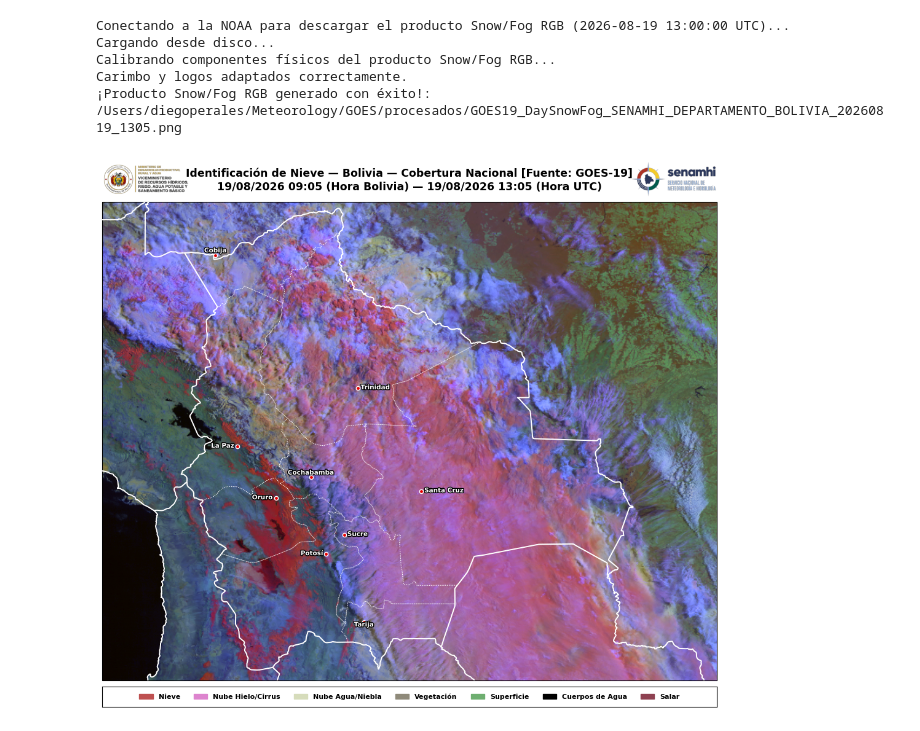
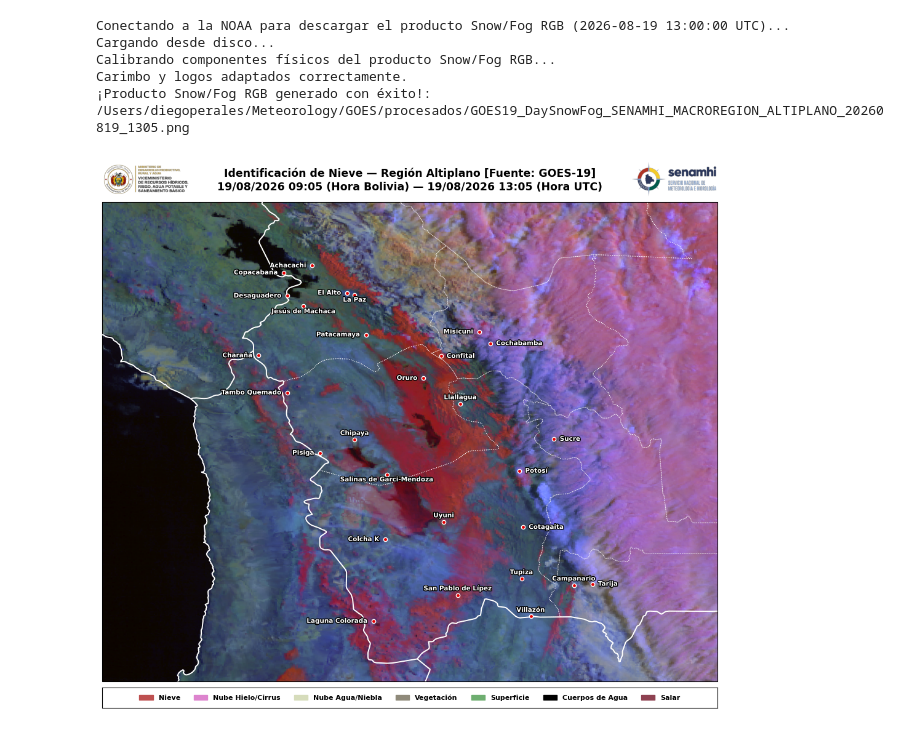
Before and after one commit to diegomapper/goes_env, a Jupyter notebook: Scripts/04_goes19_snowcloud.ipynb, the cells around one changed output. Saved outputs shown, nothing was run; the diff lists cells and outputs as text; code cells hidden in the pictures.

Commit message:
Actualizar las localidades a mostrar en la regieon altiplano.

```diff
--- a/Scripts/04_goes19_snowcloud.ipynb
+++ b/Scripts/04_goes19_snowcloud.ipynb
@@ -69,12 +69,12 @@ def obtener_extent_geografico(shp_path, identificador, target_aspect=1.052, buff
 FECHA_BUSCADA = datetime(2026, 8, 19, 13, 00)
 
 # Seleccionar el modo de trabajo: "DEPARTAMENTO" o "MACROREGION"
-MODO_REGION = "DEPARTAMENTO"
+MODO_REGION = "MACROREGION"
 
 # Si MODO_REGION = "MACROREGION", puedes usar IDs (1-7), nombres ("Altiplano", "Valles") o listas ([7, 2])
 # Ejemplos: 7, "Altiplano", [7, 1], ["Altiplano", "Yungas - Chapare"]
 # Si MODO_REGION = "DEPARTAMENTO", usa la lógica departamental conocida (ej. "Potosi", 5, "BOLIVIA")
-REGION_OBJETIVO = "BOLIVIA"
+REGION_OBJETIVO = "ALTIPLANO"
 
 BASE_DIR = "/Users/diegoperales/Meteorology/GOES"
 RAW_DATA = os.path.join(BASE_DIR, "raw_data")
@@ -131,6 +131,7 @@ LOCALIDADES_REGIONALES = {
         "localidades": {
             "El Alto": {"lat": -16.50, "lon": -68.16, "pos": "left"},
             "La Paz": {"lat": -16.84, "lon": -67.80, "pos": "right"},
+            "Viacha": {"lat": -16.65, "lon": -68.30, "pos": "bottom"},
             "Copacabana": {"lat": -16.16, "lon": -69.08, "pos": "top"},
             "Achacachi": {"lat": -16.04, "lon": -68.68, "pos": "right"},
             "Desaguadero": {"lat": -16.56, "lon": -69.03, "pos": "left"},
@@ -141,7 +142,7 @@ LOCALIDADES_REGIONALES = {
         }
     },
     "ORURO": {
-        "subtitulo": "Región Oruro",
+        "subtitulo": "Oruro",
         "localidades": {
             "Oruro": {"lat": -17.98, "lon": -67.11, "pos": "right"},
             "Huanuni": {"lat": -18.28, "lon": -66.83, "pos": "left"},
@@ -153,11 +154,12 @@ LOCALIDADES_REGIONALES = {
         }
     },
     "POTOSI": {
-        "subtitulo": "Región Potosí",
+        "subtitulo": "Potosí",
         "localidades": {
             "Potosí": {"lat": -19.58, "lon": -65.75, "pos": "right"},
             "Uyuni": {"lat": -20.46, "lon": -66.82, "pos": "top"},
             "Cotagaita": {"lat": -20.55, "lon": -65.70, "pos": "right"},
+            "Llallagua": {"lat": -18.4231, "lon": -66.5839, "pos": "top"},
             "Tupiza": {"lat": -21.44, "lon": -65.72, "pos": "bottom"},
             "Villazón": {"lat": -22.09, "lon": -65.59, "pos": "top"},
             "San Pablo de Lípez": {"lat": -21.72, "lon": -66.62, "pos": "top"},
@@ -166,7 +168,7 @@ LOCALIDADES_REGIONALES = {
         }
     },
     "COCHABAMBA": {
-        "subtitulo": "Región Cochabamba",
+        "subtitulo": "Cochabamba",
         "localidades": {
             "Cochabamba": {"lat": -17.38, "lon": -66.16, "pos": "bottom"},
             "Misicuni": {"lat": -17.18, "lon": -66.32, "pos": "left"},
@@ -182,16 +184,34 @@ LOCALIDADES_REGIONALES = {
     "ALTIPLANO": {
         "subtitulo": "Región Altiplano",
         "localidades": {
-            "El Alto": {"lat": -16.50, "lon": -68.16, "pos": "left"},
-            "Achacachi": {"lat": -16.04, "lon": -68.68, "pos": "right"},
+            "El Alto": {"lat": -16.51, "lon": -68.19, "pos": "left"},
+            "La Paz": {"lat": -16.54, "lon": -68.08, "pos": "bottom"},
+            "Achacachi": {"lat": -16.04, "lon": -68.68, "pos": "left"},
             "Desaguadero": {"lat": -16.56, "lon": -69.03, "pos": "left"},
-            "Patacamaya": {"lat": -17.23, "lon": -67.92, "pos": "right"},
-            "Charaña": {"lat": -17.59, "lon": -69.44, "pos": "right"},
-            "Oruro": {"lat": -17.98, "lon": -67.11, "pos": "right"},
+            "Jesús de Machaca": {"lat": -16.74, "lon": -68.80, "pos": "bottom"},
+            "Copacabana": {"lat": -16.16, "lon": -69.08, "pos": "left"},
+            "Patacamaya": {"lat": -17.23, "lon": -67.92, "pos": "left"},
+            "Charaña": {"lat": -17.59, "lon": -69.44, "pos": "left"},
+            "Oruro": {"lat": -17.98, "lon": -67.11, "pos": "left"},
+            "Chipaya": {"lat": -19.04, "lon": -68.08, "pos": "top"},
+            "Pisiga": {"lat": -19.27, "lon": -68.57, "pos": "left"},
+            "Salinas de Garci-Mendoza": {"lat": -19.64, "lon": -67.62, "pos": "bottom"},
+            "Tambo Quemado": {"lat": -18.23, "lon": -69.03, "pos": "left"},
+            "Potosí": {"lat": -19.58, "lon": -65.75, "pos": "right"},
+            "Cotagaita": {"lat": -20.55, "lon": -65.70, "pos": "right"},
+            "Llallagua": {"lat": -18.4231, "lon": -66.5839, "pos": "top"},
             "Uyuni": {"lat": -20.46, "lon": -66.82, "pos": "top"},
-            "Copacabana": {"lat": -16.16, "lon": -69.08, "pos": "top"},
-            "Sajama": {"lat": -18.13, "lon": -68.97, "pos": "top"},
-            "Villazón": {"lat": -22.09, "lon": -65.59, "pos": "top"}
+            "Tupiza": {"lat": -21.44, "lon": -65.72, "pos": "top"},
+            "Villazón": {"lat": -22.09, "lon": -65.59, "pos": "top"},
+            "San Pablo de Lípez": {"lat": -21.72, "lon": -66.62, "pos": "top"},
+            "Colcha K": {"lat": -20.76, "lon": -67.65, "pos": "left"},
+            "Laguna Colorada": {"lat": -22.17, "lon": -67.81, "pos": "left"},
+            "Cochabamba": {"lat": -17.38, "lon": -66.16, "pos": "right"},
+            "Misicuni": {"lat": -17.18, "lon": -66.32, "pos": "left"},
+            "Confital": {"lat": -17.60, "lon": -66.86, "pos": "right"},
+            "Sucre": {"lat": -19.03, "lon": -65.26, "pos": "right"},
+            "Tarija": {"lat": -21.53, "lon": -64.72, "pos": "right"},
+            "Campanario": {"lat": -21.55, "lon": -64.98, "pos": "top"}
         }
     },
     "YUNGAS - CHAPARE": {
@@ -482,32 +502,32 @@ try:
         logo_senamhi = mpimg.imread(img_senamhi_path)
 
         ax_logo_min = fig.add_axes([pos_mapa.x0, pos_mapa.y1 + 0.005, 0.14, 0.07])
         ax_logo_min.imshow(logo_ministerio)
         ax_logo_min.axis('off')
 
         ax_logo_sen = fig.add_axes([pos_mapa.x1 - 0.14, pos_mapa.y1 + 0.005, 0.14, 0.07])
         ax_logo_sen.imshow(logo_senamhi)
         ax_logo_sen.axis('off')
         print("Carimbo y logos adaptados correctamente.")
 except Exception as e:
     print(f"Alerta logos: {e}")
 
 # --- GUARDAR ARCHIVO CON NOMBRE DINÁMICO ---
 if isinstance(REGION_OBJETIVO, list):
     str_region = "_".join([str(x) for x in REGION_OBJETIVO])
 else:
     str_region = str(REGION_OBJETIVO)
 
 output_name = f"{OUTPUTS}/GOES19_DaySnowFog_SENAMHI_{MODO_REGION.upper()}_{str_region.upper()}_{fecha_utc.strftime('%Y%m%d_%H%M')}.png"
 
 plt.savefig(output_name, dpi=200, bbox_inches='tight', pad_inches=0.03)
 print(f"¡Producto Snow/Fog RGB generado con éxito!: {output_name}")
 
 plt.show()
 # %% [output]
 Conectando a la NOAA para descargar el producto Snow/Fog RGB (2026-08-19 13:00:00 UTC)...
 Cargando desde disco...
 Calibrando componentes físicos del producto Snow/Fog RGB...
 Carimbo y logos adaptados correctamente.
-¡Producto Snow/Fog RGB generado con éxito!: /Users/diegoperales/Meteorology/GOES/procesados/GOES19_DaySnowFog_SENAMHI_DEPARTAMENTO_BOLIVIA_20260819_1305.png
+¡Producto Snow/Fog RGB generado con éxito!: /Users/diegoperales/Meteorology/GOES/procesados/GOES19_DaySnowFog_SENAMHI_MACROREGION_ALTIPLANO_20260819_1305.png
-[figure, old version]
+[figure, new version]
```
